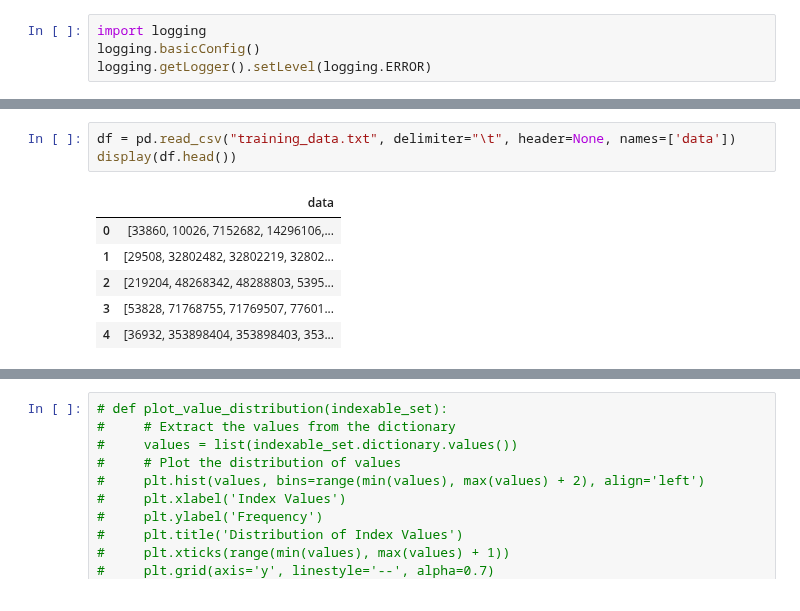
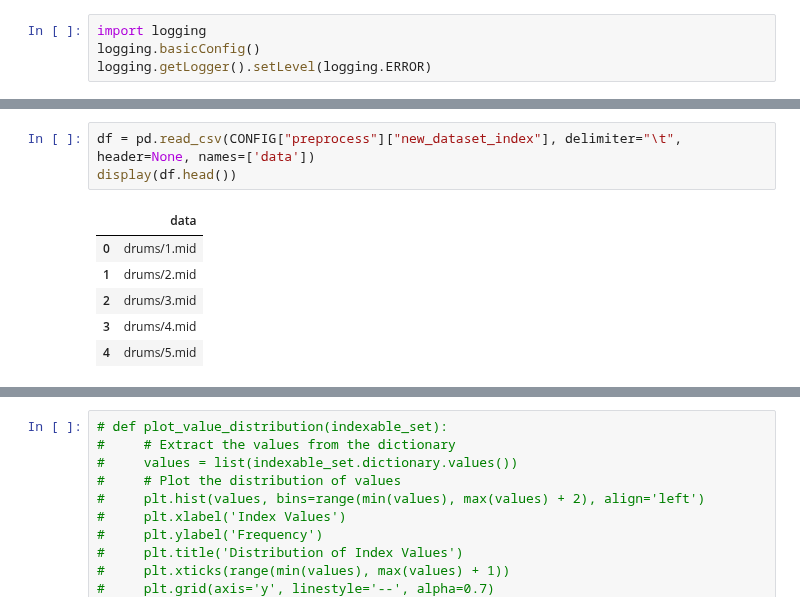
Before and after one commit to robrohan/AUT, a Jupyter notebook: Report2/0_midi_encode_batch.ipynb, the cells around one changed output, grey strips where cells are left out. Saved outputs shown, nothing was run; the diff lists cells and outputs as text.

Commit message:
Adding a config object and training on MPS
Still produces garbage, but now that it seems to be working we can get
more into the model and hopefully get something better.

```diff
--- a/Report2/0_midi_encode_batch.ipynb
+++ b/Report2/0_midi_encode_batch.ipynb
@@ -89,11 +91,11 @@ could not load datasets/
 # %%
-df = pd.read_csv("training_data.txt", delimiter="\t", header=None, names=['data'])
+df = pd.read_csv(CONFIG["preprocess"]["new_dataset_index"], delimiter="\t", header=None, names=['data'])
 display(df.head())
 # %% [output]
 |  | data |
-| 0 | [33860, 10026, 7152682, 14296106,... |
-| 1 | [29508, 32802482, 32802219, 32802... |
-| 2 | [219204, 48268342, 48288803, 5395... |
-| 3 | [53828, 71768755, 71769507, 77601... |
-| 4 | [36932, 353898404, 353898403, 353... |
+| 0 | drums/1.mid |
+| 1 | drums/2.mid |
+| 2 | drums/3.mid |
+| 3 | drums/4.mid |
+| 4 | drums/5.mid |
 # %%
```
Also changed, not shown: parts of 4 cells of this notebook, 8 other files.
